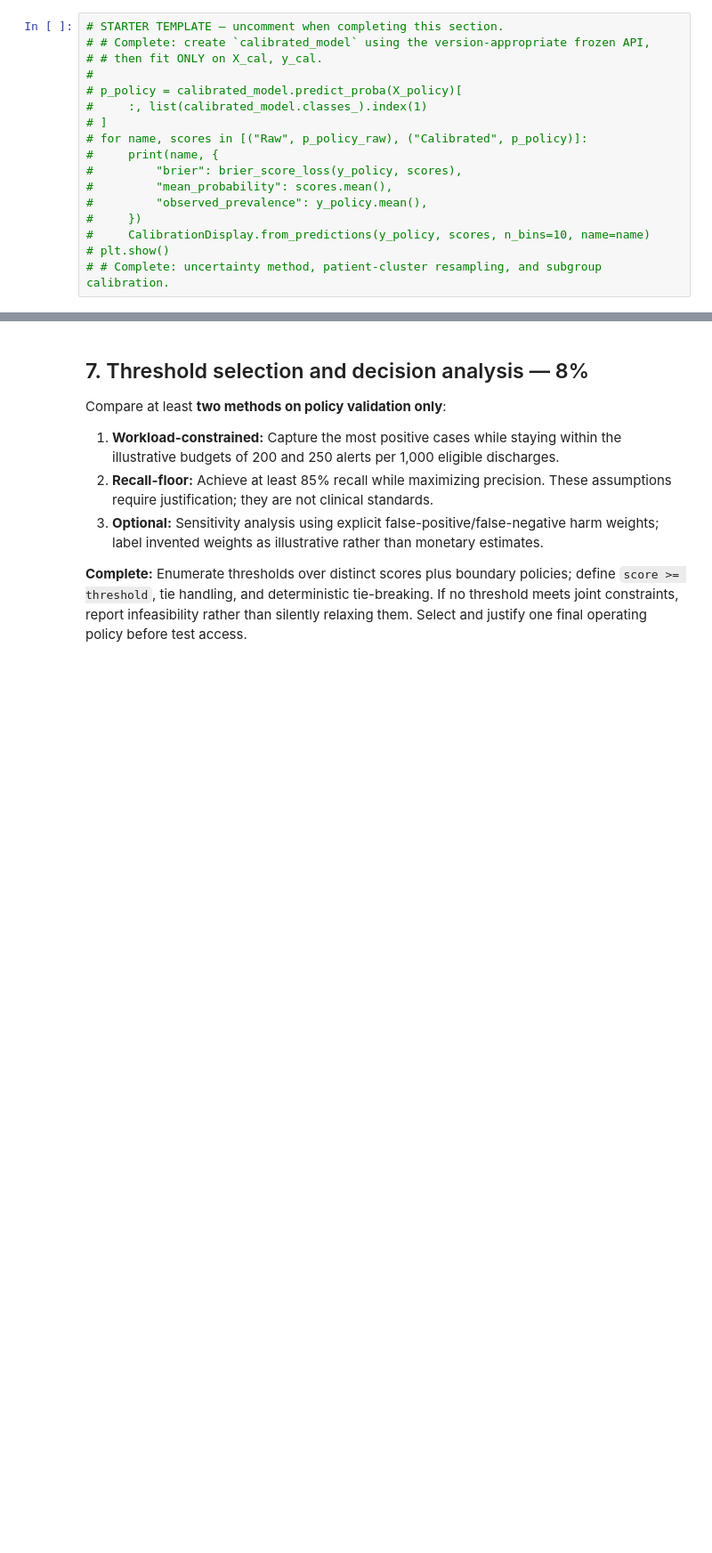
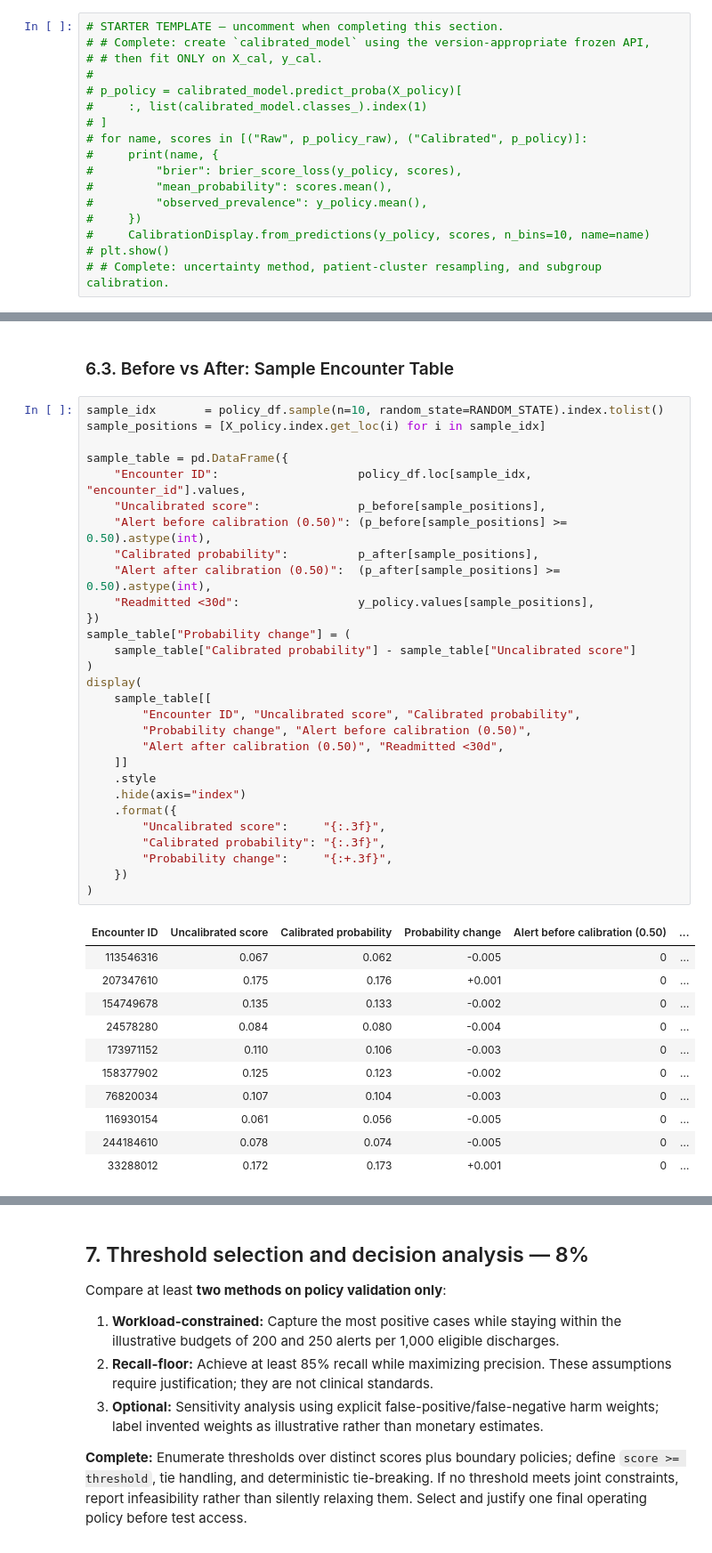
Before and after one commit to leaabj/healthcare_ai, a Jupyter notebook: Diabetes_Readmission_RAI_Skeleton.ipynb, the cells around one changed output, grey strips where cells are left out. Shown at 89% size. Saved outputs shown, nothing was run; the diff lists cells and outputs as text; blank space fills up the shorter version.

```diff
--- a/Diabetes_Readmission_RAI_Skeleton.ipynb
+++ b/Diabetes_Readmission_RAI_Skeleton.ipynb
@@ -767,0 +882,43 @@ First half complete. Calibration, threshold selection, and final-test evaluation
+# %% [markdown]
+### 6.3. Before vs After: Sample Encounter Table
+# %%
+sample_idx       = policy_df.sample(n=10, random_state=RANDOM_STATE).index.tolist()
+sample_positions = [X_policy.index.get_loc(i) for i in sample_idx]
+
+sample_table = pd.DataFrame({
+    "Encounter ID":                    policy_df.loc[sample_idx, "encounter_id"].values,
+    "Uncalibrated score":              p_before[sample_positions],
+    "Alert before calibration (0.50)": (p_before[sample_positions] >= 0.50).astype(int),
+    "Calibrated probability":          p_after[sample_positions],
+    "Alert after calibration (0.50)":  (p_after[sample_positions] >= 0.50).astype(int),
+    "Readmitted <30d":                 y_policy.values[sample_positions],
+})
+sample_table["Probability change"] = (
+    sample_table["Calibrated probability"] - sample_table["Uncalibrated score"]
+)
+display(
+    sample_table[[
+        "Encounter ID", "Uncalibrated score", "Calibrated probability",
+        "Probability change", "Alert before calibration (0.50)",
+        "Alert after calibration (0.50)", "Readmitted <30d",
+    ]]
+    .style
+    .hide(axis="index")
+    .format({
+        "Uncalibrated score":     "{:.3f}",
+        "Calibrated probability": "{:.3f}",
+        "Probability change":     "{:+.3f}",
+    })
+)
+# %% [output]
+| Encounter ID | Uncalibrated score | Calibrated probability | Probability change | Alert before calibration (0.50) | ... |
+| 113546316 | 0.067 | 0.062 | -0.005 | 0 | ... |
+| 207347610 | 0.175 | 0.176 | +0.001 | 0 | ... |
+| 154749678 | 0.135 | 0.133 | -0.002 | 0 | ... |
+| 24578280 | 0.084 | 0.080 | -0.004 | 0 | ... |
+| 173971152 | 0.110 | 0.106 | -0.003 | 0 | ... |
+| 158377902 | 0.125 | 0.123 | -0.002 | 0 | ... |
+| 76820034 | 0.107 | 0.104 | -0.003 | 0 | ... |
+| 116930154 | 0.061 | 0.056 | -0.005 | 0 | ... |
+| 244184610 | 0.078 | 0.074 | -0.005 | 0 | ... |
+| 33288012 | 0.172 | 0.173 | +0.001 | 0 | ... |
```
Also changed, not shown: parts of 10 cells of this notebook.
